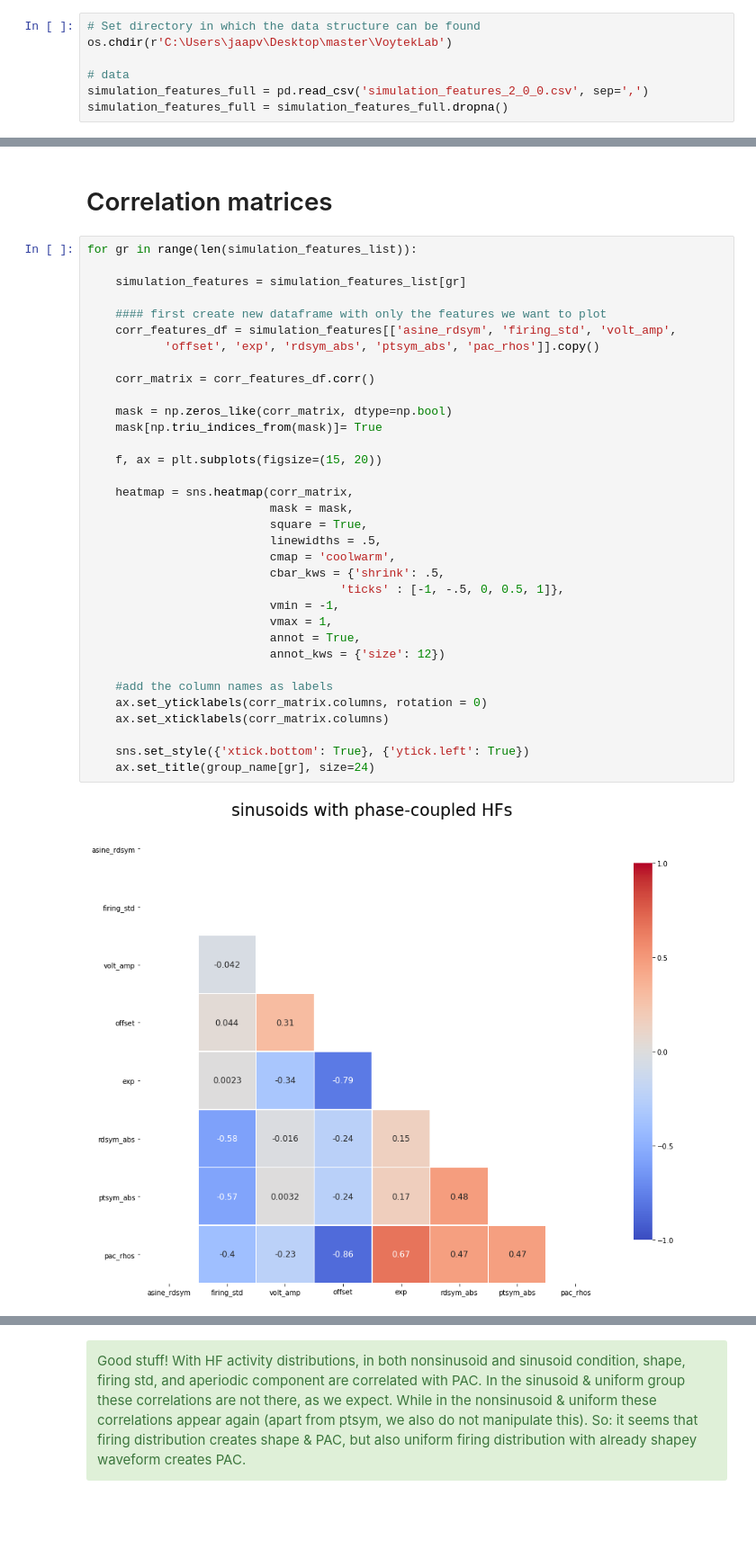
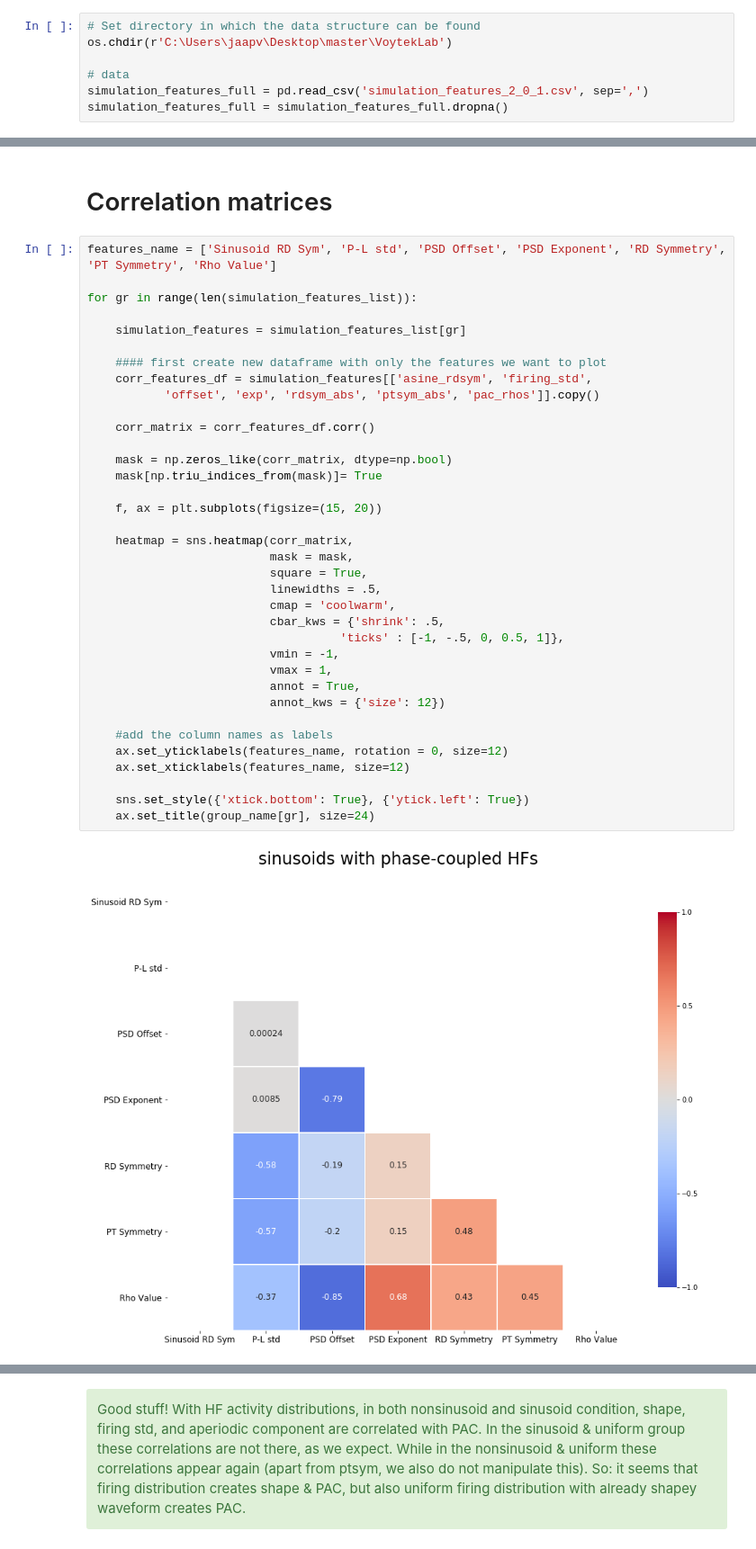
Before and after one commit to JaapVanDerAar/project_pac, a Jupyter notebook: pac_jupyter/10.1 Results simulated data. Asine, exponent [-2, -1.5], STD [.05 - .29 & 1] .ipynb, the cells around one changed output, grey strips where cells are left out. Shown at 90% size. Drawn from its saved outputs; the diff is of its cells as text; blank space fills up the shorter version.

```diff
--- a/pac_jupyter/10.1 Results simulated data. Asine, exponent [-2, -1.5], STD [.05 - .29 & 1] .ipynb
+++ b/pac_jupyter/10.1 Results simulated data. Asine, exponent [-2, -1.5], STD [.05 - .29 & 1] .ipynb
@@ -51,7 +51,7 @@ warnings.filterwarnings("ignore",category=matplotlib.cbook.mplDeprecation)
 os.chdir(r'C:\Users\jaapv\Desktop\master\VoytekLab')
 
 # data
-simulation_features_full = pd.read_csv('simulation_features_2_0_0.csv', sep=',')
+simulation_features_full = pd.read_csv('simulation_features_2_0_1.csv', sep=',')
 simulation_features_full = simulation_features_full.dropna()
 # %%
 # create absolute values for symmetry measures
@@ -179,38 +158,40 @@ Nice its decreasing, as we expected. So far so good.
 # %% [markdown]
 # Correlation matrices
 # %%
+features_name = ['Sinusoid RD Sym', 'P-L std', 'PSD Offset', 'PSD Exponent', 'RD Symmetry', 'PT Symmetry', 'Rho Value']
+
 for gr in range(len(simulation_features_list)):
 
     simulation_features = simulation_features_list[gr]
 
     #### first create new dataframe with only the features we want to plot
-    corr_features_df = simulation_features[['asine_rdsym', 'firing_std', 'volt_amp',
+    corr_features_df = simulation_features[['asine_rdsym', 'firing_std',
            'offset', 'exp', 'rdsym_abs', 'ptsym_abs', 'pac_rhos']].copy()
 
     corr_matrix = corr_features_df.corr()
 
     mask = np.zeros_like(corr_matrix, dtype=np.bool)
     mask[np.triu_indices_from(mask)]= True
 
     f, ax = plt.subplots(figsize=(15, 20))
 
     heatmap = sns.heatmap(corr_matrix,
                           mask = mask,
                           square = True,
                           linewidths = .5,
                           cmap = 'coolwarm',
                           cbar_kws = {'shrink': .5,
                                     'ticks' : [-1, -.5, 0, 0.5, 1]},
                           vmin = -1,
                           vmax = 1,
                           annot = True,
                           annot_kws = {'size': 12})
 
     #add the column names as labels
-    ax.set_yticklabels(corr_matrix.columns, rotation = 0)
-    ax.set_xticklabels(corr_matrix.columns)
+    ax.set_yticklabels(features_name, rotation = 0, size=12)
+    ax.set_xticklabels(features_name, size=12)
 
     sns.set_style({'xtick.bottom': True}, {'ytick.left': True})
     ax.set_title(group_name[gr], size=24)
 # %% [output]
-[figure, old version]
+[figure, new version]
```
Also changed, not shown: parts of 9 cells of this notebook.
